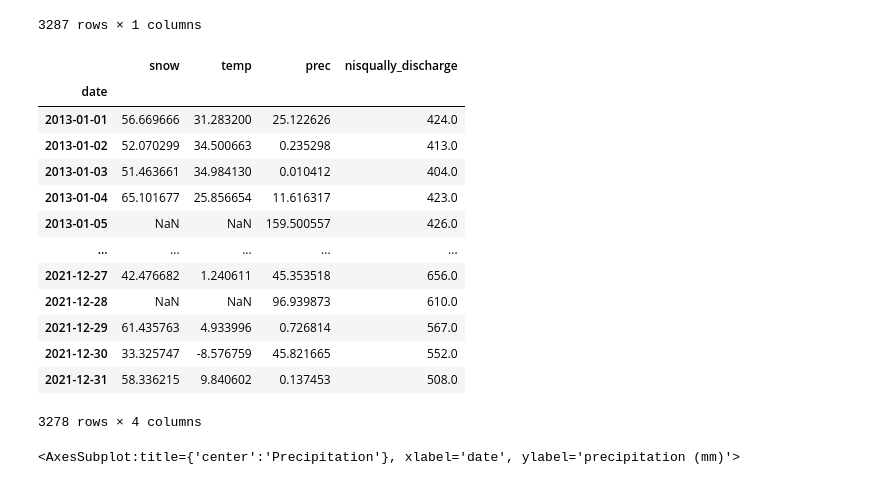
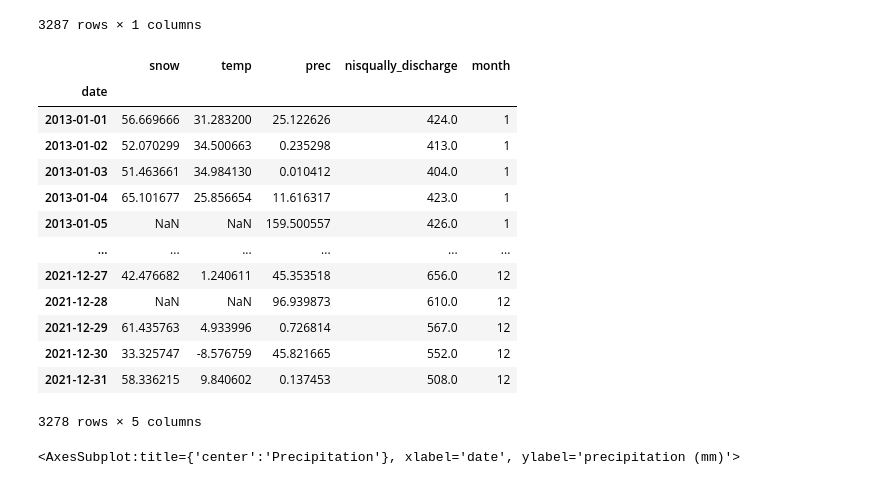
Before and after one commit to ianvd/gage-guesser, a Jupyter notebook: Prec.ipynb, the cells around one changed output. Saved outputs shown, nothing was run; the diff lists cells and outputs as text; code cells hidden in the pictures.

```diff
--- a/Prec.ipynb
+++ b/Prec.ipynb
@@ -131,22 +131,23 @@ discharge.set_index('date')
 # %%
 satellite = satellite.merge(discharge, on='date')
 satellite = satellite.set_index('date')
+satellite['month'] = satellite.index.month
 satellite
 # %% [output]
-|  | snow | temp | prec | nisqually_discharge |
-| date |  |  |  |  |
-| 2013-01-01 | 56.669666 | 31.283200 | 25.122626 | 424.0 |
-| 2013-01-02 | 52.070299 | 34.500663 | 0.235298 | 413.0 |
-| 2013-01-03 | 51.463661 | 34.984130 | 0.010412 | 404.0 |
-| 2013-01-04 | 65.101677 | 25.856654 | 11.616317 | 423.0 |
-| 2013-01-05 | NaN | NaN | 159.500557 | 426.0 |
-| ... | ... | ... | ... | ... |
-| 2021-12-27 | 42.476682 | 1.240611 | 45.353518 | 656.0 |
-| 2021-12-28 | NaN | NaN | 96.939873 | 610.0 |
-| 2021-12-29 | 61.435763 | 4.933996 | 0.726814 | 567.0 |
-| 2021-12-30 | 33.325747 | -8.576759 | 45.821665 | 552.0 |
-| 2021-12-31 | 58.336215 | 9.840602 | 0.137453 | 508.0 |
+|  | snow | temp | prec | nisqually_discharge | month |
+| date |  |  |  |  |  |
+| 2013-01-01 | 56.669666 | 31.283200 | 25.122626 | 424.0 | 1 |
+| 2013-01-02 | 52.070299 | 34.500663 | 0.235298 | 413.0 | 1 |
+| 2013-01-03 | 51.463661 | 34.984130 | 0.010412 | 404.0 | 1 |
+| 2013-01-04 | 65.101677 | 25.856654 | 11.616317 | 423.0 | 1 |
+| 2013-01-05 | NaN | NaN | 159.500557 | 426.0 | 1 |
+| ... | ... | ... | ... | ... | ... |
+| 2021-12-27 | 42.476682 | 1.240611 | 45.353518 | 656.0 | 12 |
+| 2021-12-28 | NaN | NaN | 96.939873 | 610.0 | 12 |
+| 2021-12-29 | 61.435763 | 4.933996 | 0.726814 | 567.0 | 12 |
+| 2021-12-30 | 33.325747 | -8.576759 | 45.821665 | 552.0 | 12 |
+| 2021-12-31 | 58.336215 | 9.840602 | 0.137453 | 508.0 | 12 |
-3278 rows × 4 columns
+3278 rows × 5 columns
 # %%
 # Plot 2020-2021
 satellite.loc['2020-01-01':'2021-12-31'].plot(y='temp', kind ='line', figsize=(20,10), ylabel='temperature (f)', title='Temperature', color='red')
```
Also changed, not shown: parts of 12 cells of this notebook.
